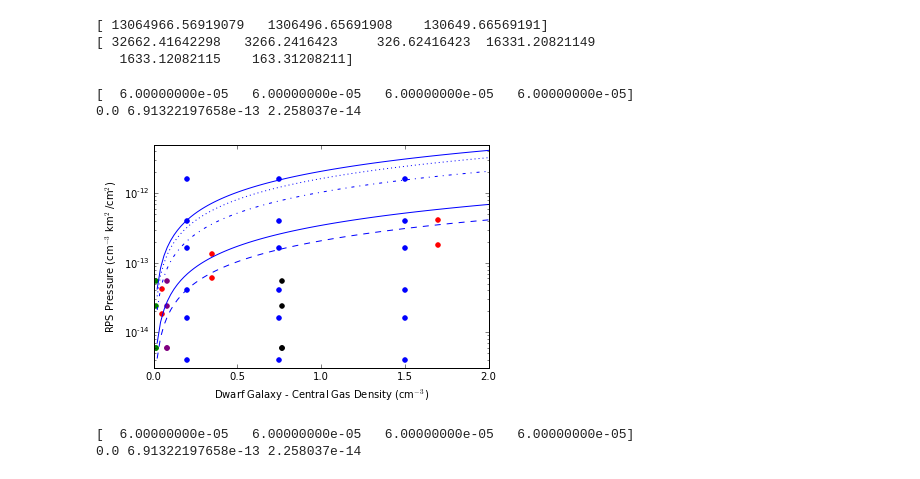
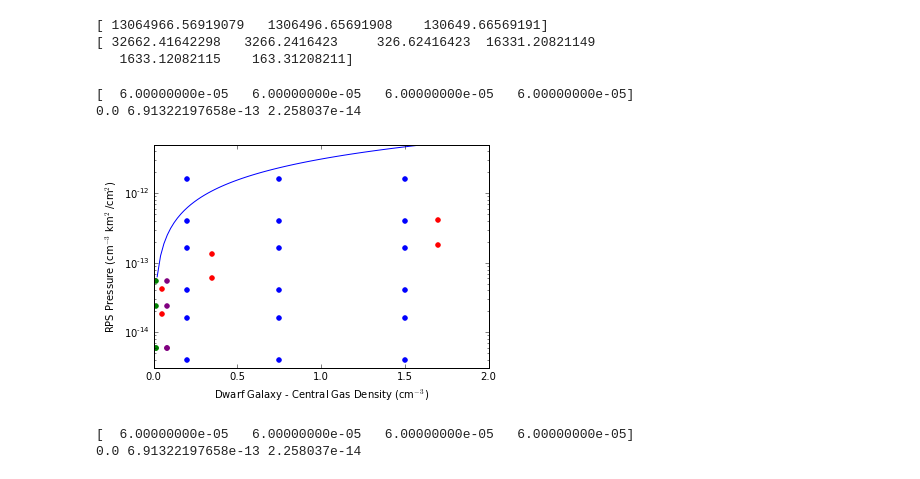
Before and after one commit to aemerick/dwarfs, a Jupyter notebook: analysis/Simulation_analysis.ipynb, the cells around one changed output. Drawn from its saved outputs; the diff is of its cells as text; code cells hidden in the pictures.

```diff
--- a/analysis/Simulation_analysis.ipynb
+++ b/analysis/Simulation_analysis.ipynb
@@ -49,28 +49,28 @@ print tau_KH
    1633.12082115    163.31208211]
 # %%
 print LT_sims['n_halo']
-plt.scatter(LT_sims['n_o'], P_RPS, color='black', label='Me')
+#plt.scatter(LT_sims['n_o'], P_RPS, color='black', label='Me')
 plt.scatter(jana_sims['n_o'], P_RPS_jana, color='red', label='Jana')
 
 i = 0
 ls = ['-','--','-.',':','-']
-for alpha in np.array([1./3.,1./5.,1.0,np.pi/2.,2.0]):
+for alpha in np.array([3.0]):
     plt.plot(n_o_anal, P_anal * 3.0 * alpha, color='blue', ls=ls[i],label='alpha = %.2f'%(alpha))
     i = i + 1
 plt.xlim(0.0,2.0)
 plt.semilogy()
 plt.scatter(n_edge,P_RPS,color='green', label='edge density')
 plt.scatter(n_avg,P_RPS,color='purple', label='avg density')
-plt.scatter(n_o_list, P_RPS_list, color = 'blue', label='proposed')
+plt.scatter(n_o_list, P_RPS_list, color = 'blue', label='proposed',s=20)
 plt.xlabel(r'Dwarf Galaxy - Central Gas Density (cm$^{-3}$)')
 plt.ylabel(r'RPS Pressure (cm$^{-3}$ km$^2$/cm$^{2}$)')
 plt.ylim(0.0,5.0E-12)
 #plt.legend(loc='best')
 print np.min(P_anal),np.max(P_anal), np.average(P_RPS)
 # %% [output]
 [  6.00000000e-05   6.00000000e-05   6.00000000e-05   6.00000000e-05]
 0.0 6.91322197658e-13 2.258037e-14
-[figure, old version]
+[figure, new version]
 # %%
 print LT_sims['n_halo']
 plt.scatter(LT_sims['n_o'], P_RPS, color='black', label='Me')
```
Also changed, not shown: parts of 2 cells of this notebook, 3 other files.
